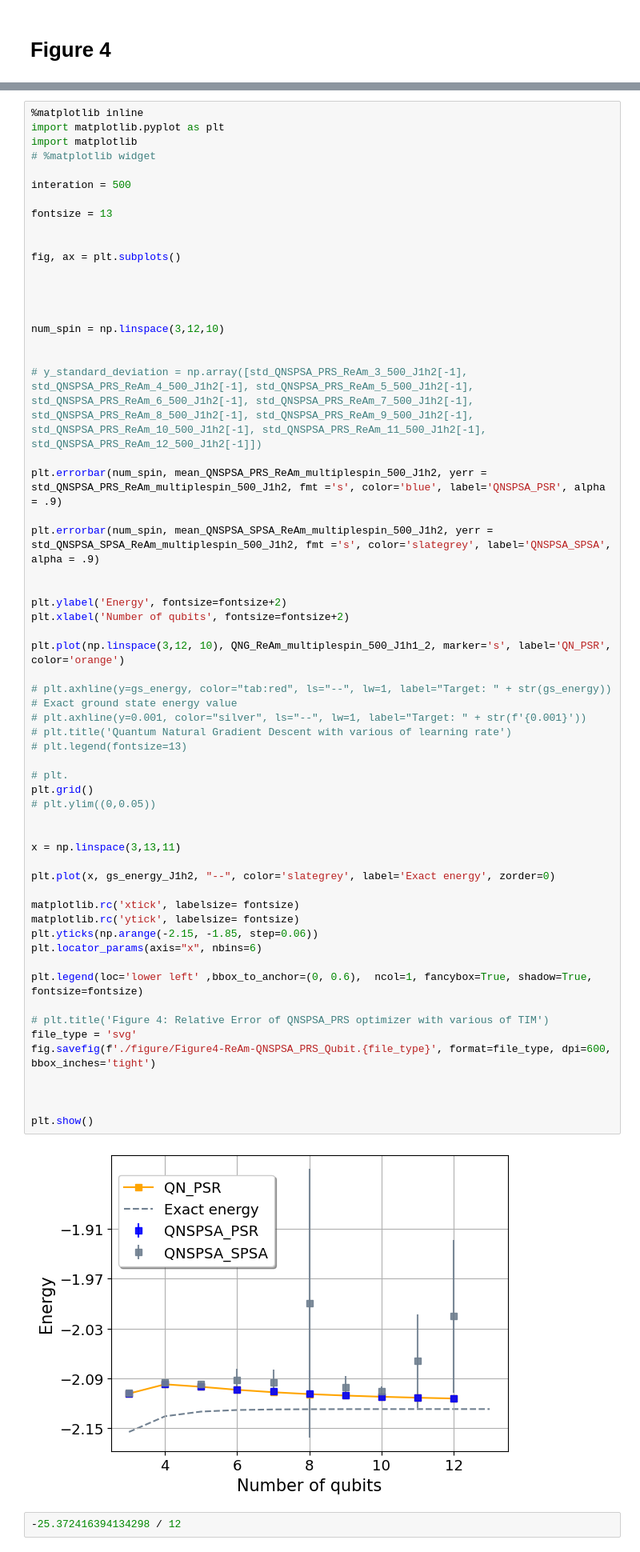
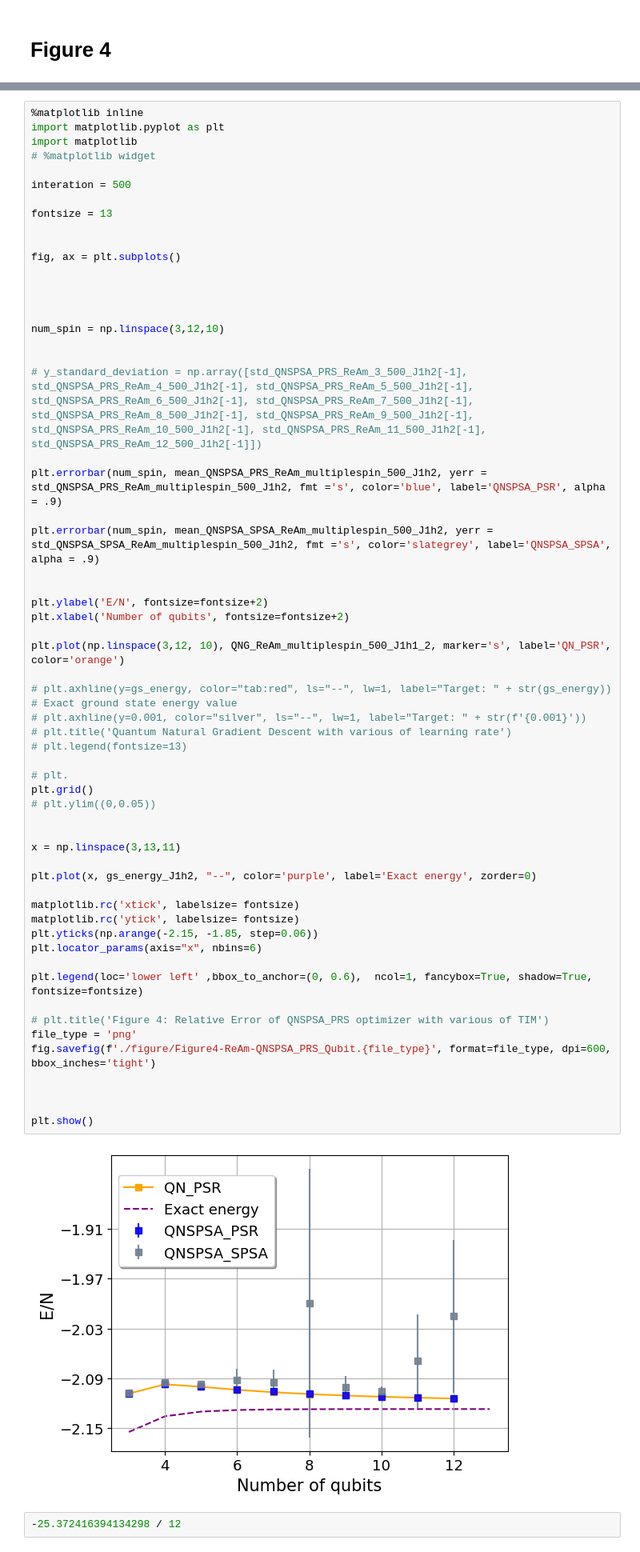
Before and after one commit to nguyenvulinh666/Variational-Quantum-EigeinSolver, a Jupyter notebook: Plot_data.ipynb, the cells around one changed output, grey strips where cells are left out. Shown at 80% size. Cells and saved outputs as stored; diff of their text form.

```diff
--- a/Plot_data.ipynb
+++ b/Plot_data.ipynb
@@ -637,42 +637,42 @@ plt.errorbar(num_spin, mean_QNSPSA_PRS_ReAm_multiplespin_500_J1h2, yerr = std_QN
 plt.errorbar(num_spin, mean_QNSPSA_SPSA_ReAm_multiplespin_500_J1h2, yerr = std_QNSPSA_SPSA_ReAm_multiplespin_500_J1h2, fmt ='s', color='slategrey', label='QNSPSA_SPSA', alpha = .9)
 
 
-plt.ylabel('Energy', fontsize=fontsize+2)
+plt.ylabel('E/N', fontsize=fontsize+2)
 plt.xlabel('Number of qubits', fontsize=fontsize+2)
 
 plt.plot(np.linspace(3,12, 10), QNG_ReAm_multiplespin_500_J1h1_2, marker='s', label='QN_PSR', color='orange')
 
 # plt.axhline(y=gs_energy, color="tab:red", ls="--", lw=1, label="Target: " + str(gs_energy))
 # Exact ground state energy value
 # plt.axhline(y=0.001, color="silver", ls="--", lw=1, label="Target: " + str(f'{0.001}'))
 # plt.title('Quantum Natural Gradient Descent with various of learning rate')
 # plt.legend(fontsize=13)
 
 # plt.
 plt.grid()
 # plt.ylim((0,0.05))
 
 
 x = np.linspace(3,13,11)
 
-plt.plot(x, gs_energy_J1h2, "--", color='slategrey', label='Exact energy', zorder=0)
+plt.plot(x, gs_energy_J1h2, "--", color='purple', label='Exact energy', zorder=0)
 
 matplotlib.rc('xtick', labelsize= fontsize)
 matplotlib.rc('ytick', labelsize= fontsize)
 plt.yticks(np.arange(-2.15, -1.85, step=0.06))
 plt.locator_params(axis="x", nbins=6)
 
 plt.legend(loc='lower left' ,bbox_to_anchor=(0, 0.6),  ncol=1, fancybox=True, shadow=True, fontsize=fontsize)
 
 # plt.title('Figure 4: Relative Error of QNSPSA_PRS optimizer with various of TIM')
-file_type = 'svg'
+file_type = 'png'
 fig.savefig(f'./figure/Figure4-ReAm-QNSPSA_PRS_Qubit.{file_type}', format=file_type, dpi=600, bbox_inches='tight')
 
 
 
 plt.show()
 # %% [output]
-[figure, old version]
+[figure, new version]
 # %%
 -25.372416394134298 / 12
 # %% [output]
```
Also changed, not shown: parts of 1 cell of this notebook, 4 other files.
